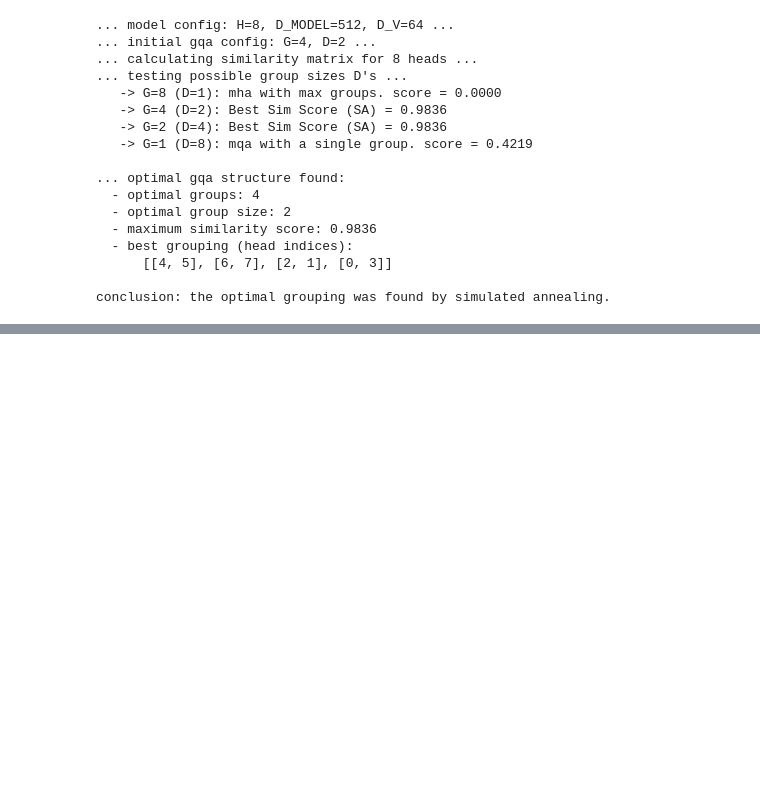
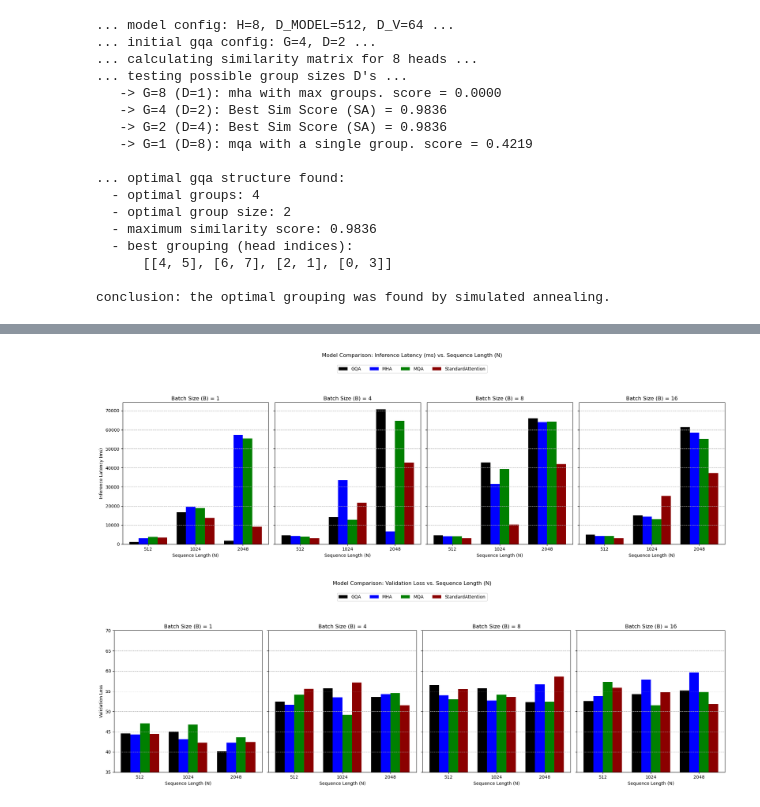
Before and after one commit to krik8235/ml-gqa-transformer, a Jupyter notebook: exp/exp_optimal_gqa.ipynb, the cells around one changed output, grey strips where cells are left out. Saved outputs shown, nothing was run; the diff lists cells and outputs as text; code cells hidden in the pictures; blank space fills up the shorter version.

```diff
--- a/exp/exp_optimal_gqa.ipynb
+++ b/exp/exp_optimal_gqa.ipynb
@@ -828,0 +782,56 @@ NameError: name 'models' is not defined
+# %%
+import pandas as pd
+import matplotlib.pyplot as plt
+
+data_df = pd.DataFrame(results)
+model_names = sorted(data_df['model'].unique().tolist())
+N_VALUES = sorted(data_df['N'].unique().tolist())
+B_VALUES = sorted(data_df['B'].unique().tolist())
+colors = ['black', 'blue', 'green', 'darkred']
+line_styles = ['-', '-', '-', '-',]
+
+def plot_metric(data_list, metric_key, metric_label, B_VALUES, y_lim=None):
+    data_df = pd.DataFrame(data_list)
+    model_names = sorted(data_df['model'].unique().tolist())
+    num_models = len(model_names)
+    bar_width = 0.8 / num_models
+
+    fig, axes = plt.subplots(1, len(B_VALUES), figsize=(5 * len(B_VALUES), 6), sharey=True)
+    if len(B_VALUES) == 1: axes = [axes]
+    for i, B in enumerate(B_VALUES):
+        ax = axes[i]
+        B_data_df = data_df.loc[data_df['B'] == B]
+        x_base = range(len(N_VALUES))
+
+        for j, model_name in enumerate(model_names):
+            x_offset = j * bar_width - (bar_width * (num_models - 1) / 2)
+            model_data_df = B_data_df.loc[B_data_df['model'] == model_name].sort_values(by='N')
+            metric_list = model_data_df[metric_key].tolist()
+            x_pos = [x + x_offset for x in x_base]
+            ax.bar(x_pos, metric_list, bar_width, color=colors[j % len(colors)], label=model_name)
+
+        ax.set_title(f'Batch Size (B) = {B}')
+
+        ax.set_xlabel('Sequence Length (N)')
+        ax.set_xticks(x_base)
+        ax.set_xticklabels([str(n) for n in N_VALUES])
+
+        ax.grid(axis='y', linestyle='--')
+        if i == 0: ax.set_ylabel(metric_label)
+        if y_lim: ax.set_ylim(y_lim)
+
+    handles, labels = axes[-1].get_legend_handles_labels()
+    handles, labels = axes[0].get_legend_handles_labels()
+    fig.legend(handles, labels, loc='upper center', bbox_to_anchor=(0.5, 1.05), ncol=num_models)
+
+    fig.suptitle(f'Model Comparison: {metric_label} vs. Sequence Length (N)', y=1.10)
+    plt.tight_layout(rect=[0, 0, 1, 0.95])
+    # plt.savefig(f'{metric_key}_comparison_bar_chart.png')
+
+    return f'{metric_key}_comparison_bar_chart.png'
+
+latency_plot_file = plot_metric(results, 'latency_ms', 'Inference Latency (ms)', B_VALUES)
+val_loss_plot_file = plot_metric(results, 'val_loss', 'Validation Loss', B_VALUES, y_lim=(35, 70))
+# %% [output]
+[figure, added]
+[figure, added]
```
Also changed, not shown: parts of 2 cells of this notebook, 1 other file.
